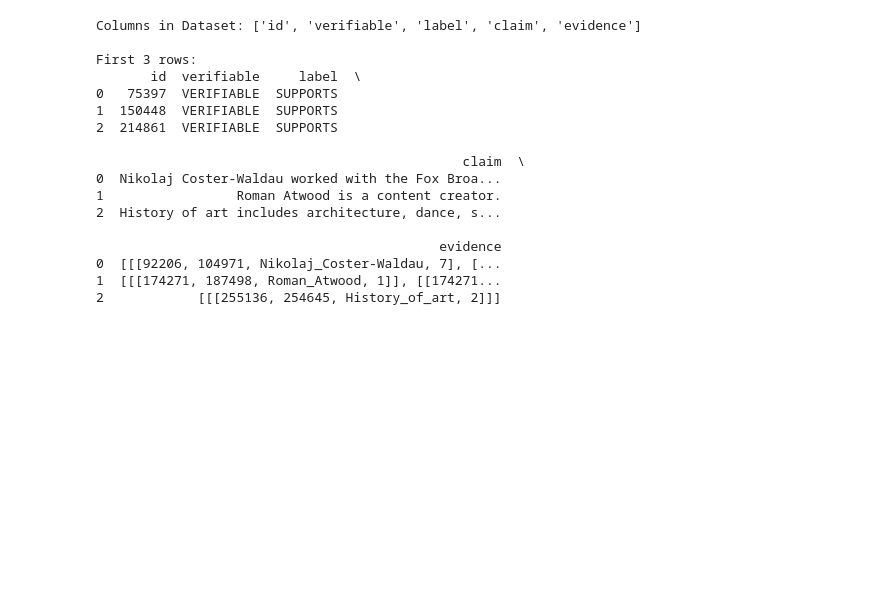
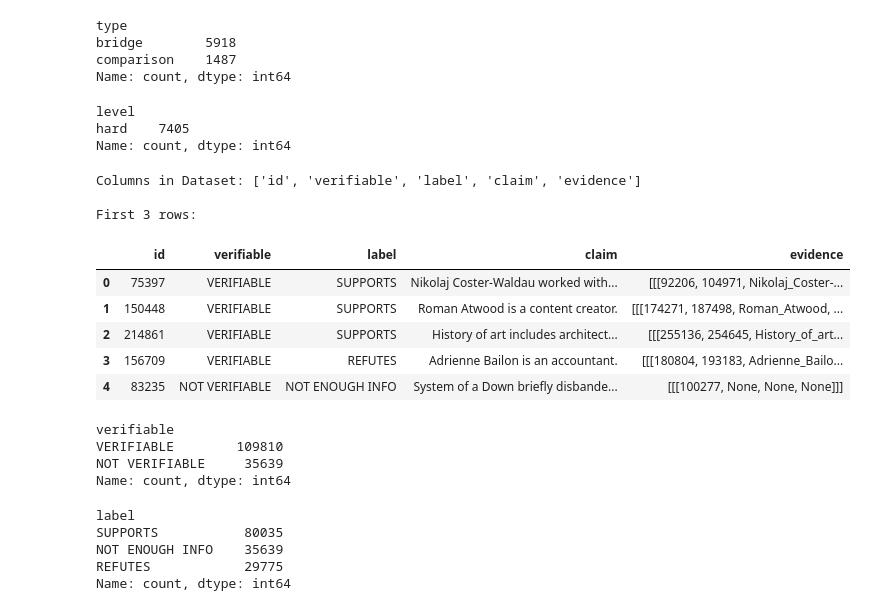
Before and after one commit to bercaakbayir/unimi-dse-nlp-assignment, a Jupyter notebook: analysis.ipynb, the cells around one changed output. Cells and saved outputs as stored; diff of their text form; code cells hidden in the pictures; blank space fills up the shorter version.

```diff
--- a/analysis.ipynb
+++ b/analysis.ipynb
@@ -1,10 +6,9 @@
+# %%
+pd.set_option('display.max_colwidth', None)
 # %%
-import pandas as pd
-import json
-import os
 
 
-def load_data_to_df(file_path):
+def load_data_to_df(file_path, k):
     if not os.path.exists(file_path):
         print(f"File not found at: {os.path.abspath(file_path)}")
         return None
@@ -18,7 +22,7 @@ def load_data_to_df(file_path):
     print("Columns in Dataset:", df.columns.tolist())
     print("\nFirst 3 rows:")
     # Using 'head' safely without assuming columns exist
-    print(df.head(3))
+    display(df.head(k))
 
     return df
 # %%
@@ -47,20 +41,40 @@ First 3 rows:
+# %%
+df_hotpotqa['type'].value_counts()
+# %% [output]
+type
+bridge        5918
+comparison    1487
+Name: count, dtype: int64
+# %%
+df_hotpotqa['level'].value_counts()
+# %% [output]
+level
+hard    7405
+Name: count, dtype: int64
 # %%
-df_fever = load_data_to_df(fever_path)
+df_fever = load_data_to_df(fever_path, k=5)
 # %% [output]
 Columns in Dataset: ['id', 'verifiable', 'label', 'claim', 'evidence']
 
 First 3 rows:
-       id  verifiable     label  \
-0   75397  VERIFIABLE  SUPPORTS
-1  150448  VERIFIABLE  SUPPORTS
-2  214861  VERIFIABLE  SUPPORTS
-
-                                               claim  \
-0  Nikolaj Coster-Waldau worked with the Fox Broa...
-1                 Roman Atwood is a content creator.
-2  History of art includes architecture, dance, s...
-
-                                            evidence
-0  [[[92206, 104971, Nikolaj_Coster-Waldau, 7], [...
-1  [[[174271, 187498, Roman_Atwood, 1]], [[174271...
-2            [[[255136, 254645, History_of_art, 2]]]
+|  | id | verifiable | label | claim | evidence |
+| 0 | 75397 | VERIFIABLE | SUPPORTS | Nikolaj Coster-Waldau worked with... | [[[92206, 104971, Nikolaj_Coster-... |
+| 1 | 150448 | VERIFIABLE | SUPPORTS | Roman Atwood is a content creator. | [[[174271, 187498, Roman_Atwood, ... |
+| 2 | 214861 | VERIFIABLE | SUPPORTS | History of art includes architect... | [[[255136, 254645, History_of_art... |
+| 3 | 156709 | VERIFIABLE | REFUTES | Adrienne Bailon is an accountant. | [[[180804, 193183, Adrienne_Bailo... |
+| 4 | 83235 | NOT VERIFIABLE | NOT ENOUGH INFO | System of a Down briefly disbande... | [[[100277, None, None, None]]] |
+# %%
+df_fever['verifiable'].value_counts()
+# %% [output]
+verifiable
+VERIFIABLE        109810
+NOT VERIFIABLE     35639
+Name: count, dtype: int64
+# %%
+df_fever['label'].value_counts()
+# %% [output]
+label
+SUPPORTS           80035
+NOT ENOUGH INFO    35639
+REFUTES            29775
+Name: count, dtype: int64
```
Also changed, not shown: parts of 2 cells of this notebook, 1 other file.
